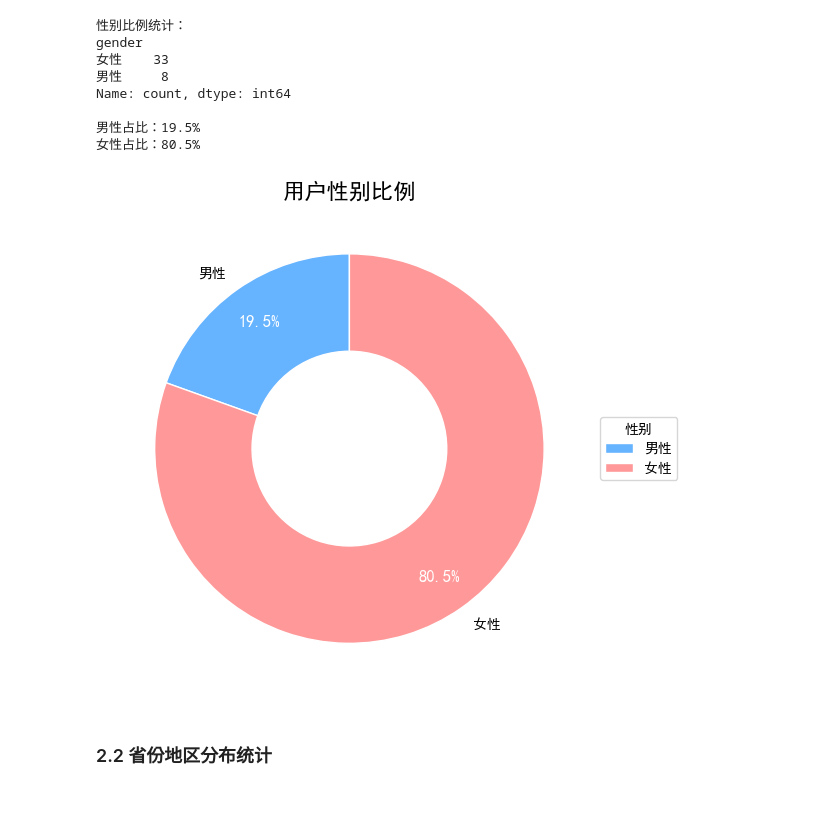
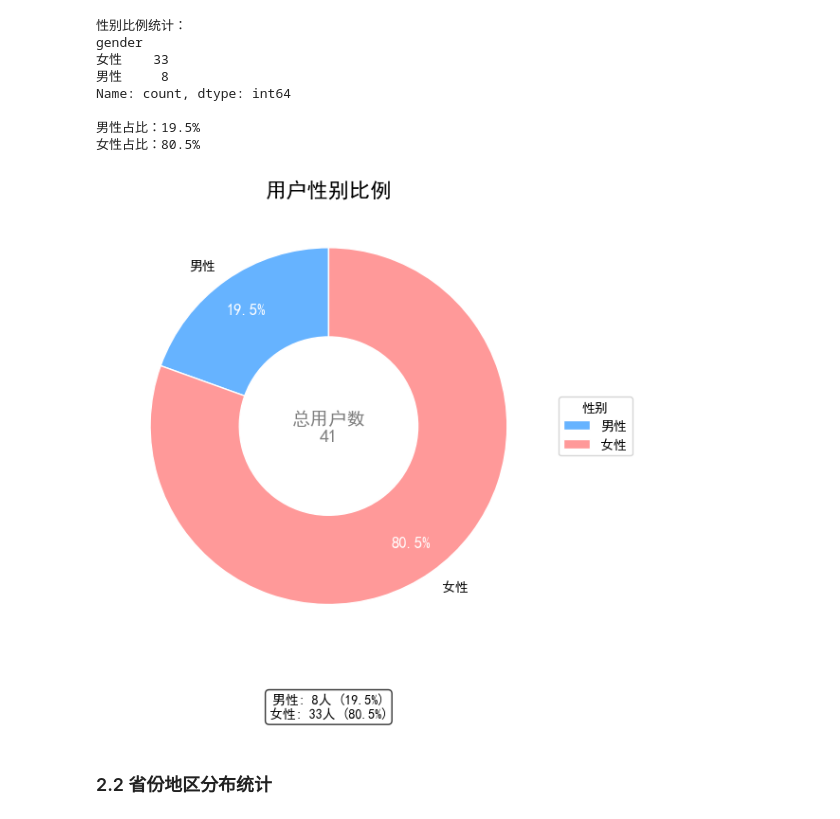
Before and after one commit to cjcxnea/edau, a Jupyter notebook: data_analysis/用户数据分析.ipynb, the cells around one changed output. Cells and saved outputs as stored; diff of their text form; code cells hidden in the pictures.

```diff
--- a/data_analysis/用户数据分析.ipynb
+++ b/data_analysis/用户数据分析.ipynb
@@ -212,34 +212,71 @@ wedges, texts, autotexts = ax.pie(
 # 循环设置所有百分比标签的样式
 for autotext in autotexts:
     autotext.set_fontsize(12)      # 字体大小12号
     autotext.set_color('white')    # 字体颜色白色
     autotext.set_weight('bold')    # 字体加粗
     autotext.set_ha('center')      # 水平居中对齐
 
+# ==================== 优化1：添加总用户数标签 ====================
+# 计算总用户数：将男性用户数和女性用户数相加
+total_users = sum(sizes)  # sizes数组包含男性和女性用户数量
+# 在饼图中心位置添加总用户数标签
+ax.text(
+    0, 0,                        # 文本位置：饼图中心点（坐标原点）
+    f'总用户数\n{total_users}',  # 文本内容：显示总用户数，使用换行符分隔
+    ha='center',                 # 水平对齐方式：居中对齐
+    va='center',                 # 垂直对齐方式：居中对齐
+    fontsize=14,                 # 字体大小：14号，比百分比标签稍大
+    fontweight='bold',           # 字体样式：加粗显示
+    color='gray'                 # 字体颜色：灰色，避免与饼图颜色冲突
+)
+
+# ==================== 优化2：添加统计摘要 ====================
+# 计算男性用户百分比：男性用户数除以总用户数，乘以100，保留1位小数
+male_percentage = sizes[0] / total_users * 100
+# 计算女性用户百分比：女性用户数除以总用户数，乘以100，保留1位小数
+female_percentage = sizes[1] / total_users * 100
+# 创建统计摘要文本：包含详细的数量和百分比信息
+summary_text = f"男性: {sizes[0]}人 ({male_percentage:.1f}%)\n女性: {sizes[1]}人 ({female_percentage:.1f}%)"
+# 在图表下方添加统计摘要文本
+ax.text(
+    0.5,                        # X坐标：图表中间位置（相对坐标系）
+    -0.1,                       # Y坐标：图表下方（相对坐标系）
+    summary_text,               # 文本内容：统计摘要信息
+    transform=ax.transAxes,     # 使用相对坐标系转换
+    ha='center',                # 水平对齐方式：居中对齐
+    va='top',                   # 垂直对齐方式：顶部对齐
+    fontsize=10,                # 字体大小：10号，比中心标签稍小
+    bbox=dict(                  # 添加背景框，提高文本可读性
+        boxstyle="round,pad=0.3",  # 边框样式：圆角矩形，内边距0.3
+        fc="white",               # 背景颜色：白色
+        alpha=0.8                  # 背景透明度：80%，半透明效果
+    )
+)
+
 # 设置图表大标题
 ax.set_title(
     '用户性别比例',    # 标题文字
     fontsize=16,        # 标题字号
     fontweight='bold',  # 标题加粗
     pad=5               # 标题距离图表的间距
 )
 
 # 添加图例（右侧显示性别对应颜色）
 ax.legend(
     wedges,             # 饼图色块
     labels,             # 性别名称
     title="性别",       # 图例标题
     loc="center left",  # 图例位置：中间左侧
     bbox_to_anchor=(1, 0, 0.5, 1)  # 把图例放到图表外面
 )
 
 # 自动调整布局，防止文字被截断
 plt.tight_layout()
 
 # 显示图表（弹出图片窗口）
 plt.show()
 # %% [output]
-[figure, old version]
+[figure, new version]
 # %% [markdown]
 ### 2.2 省份地区分布统计
 # %%
```
Also changed, not shown: parts of 1 cell of this notebook, 1 other file.
